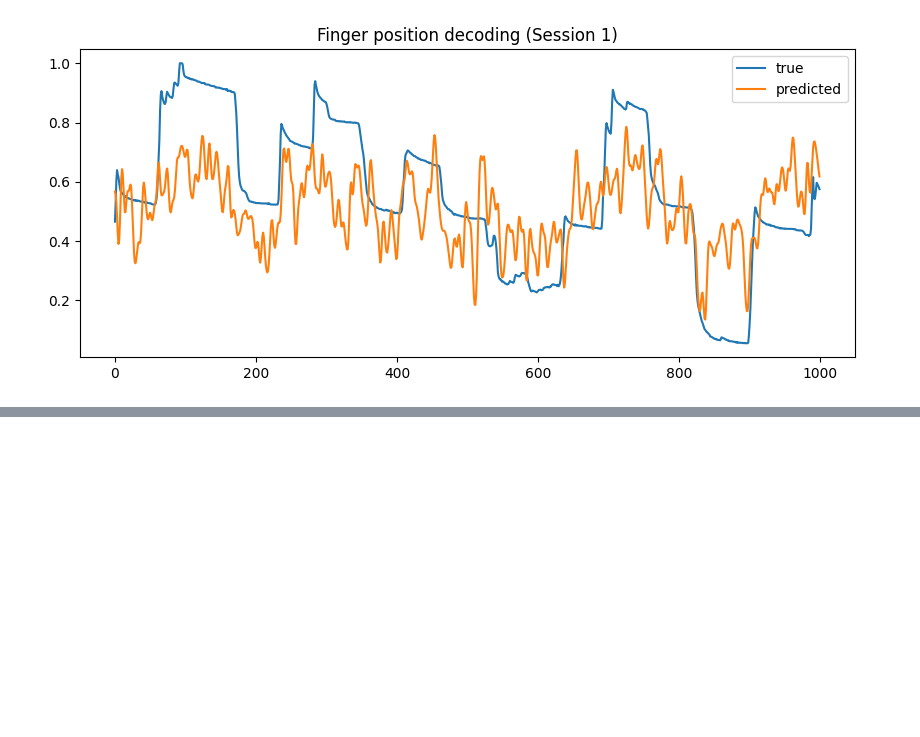
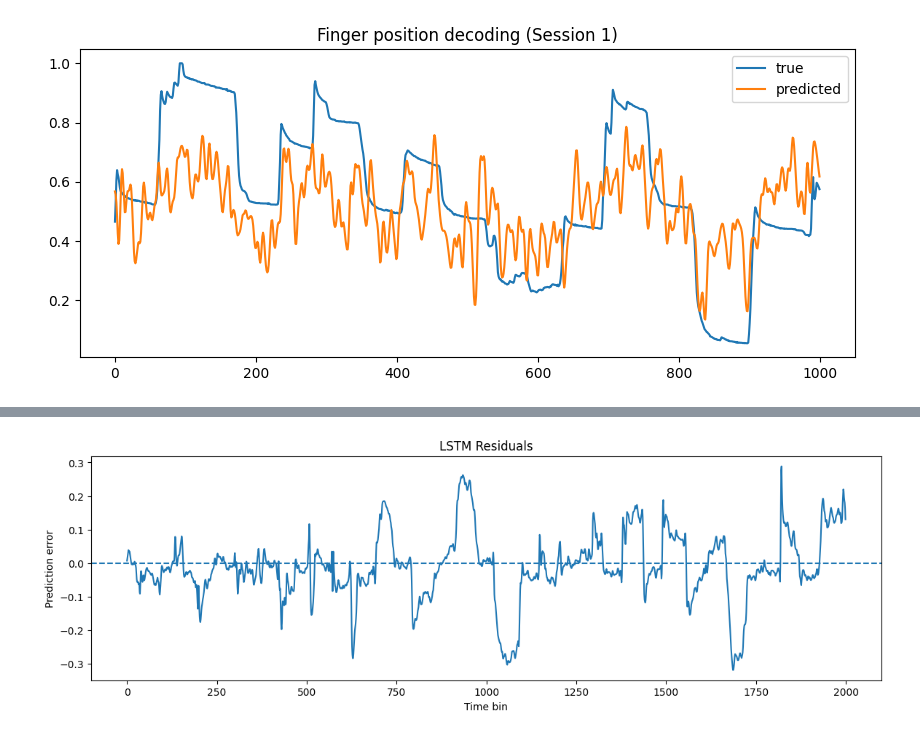
Before and after one commit to ncao27/LINK-analysis, a Jupyter notebook: notebooks/link_analysis.ipynb, the cells around one changed output, grey strips where cells are left out. Cells and saved outputs as stored; diff of their text form; code cells hidden in the pictures; blank space fills up the shorter version.

```diff
--- a/notebooks/link_analysis.ipynb
+++ b/notebooks/link_analysis.ipynb
@@ -339,0 +416,12 @@ print(torch.cuda.is_available())
+# %%
+residuals = true - pred
+
+plt.figure(figsize=(14, 4))
+plt.plot(residuals[:2000])
+plt.axhline(0, linestyle="--")
+plt.xlabel("Time bin")
+plt.ylabel("Prediction error")
+plt.title("LSTM Residuals")
+plt.show()
+# %% [output]
+[figure, added]
```
Also changed, not shown: parts of 8 cells of this notebook, 3 other files.
